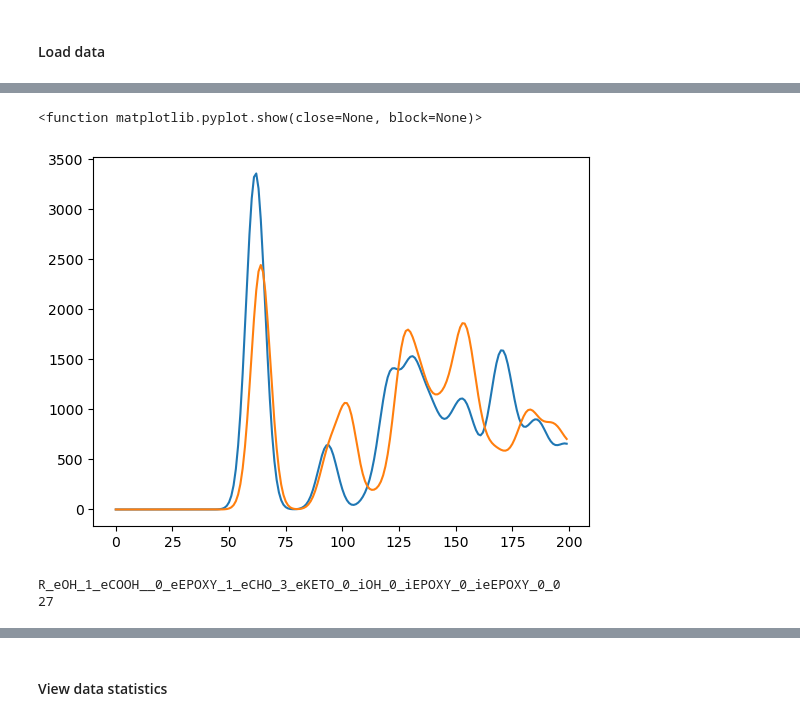
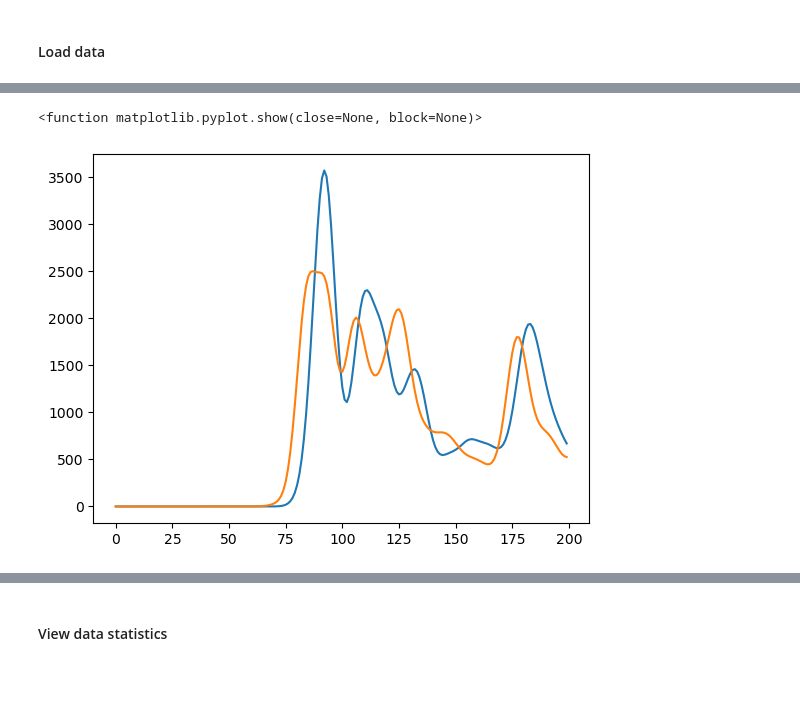
Before and after one commit to sam-j-hall/GO_molecule_GNN, a Jupyter notebook: view_data.ipynb, the cells around one changed output, grey strips where cells are left out. Cells and saved outputs as stored; diff of their text form; code cells hidden in the pictures; blank space fills up the shorter version.

```diff
--- a/view_data.ipynb
+++ b/view_data.ipynb
@@ -52,22 +52,10 @@ mol
 # %%
 # --- Plot carbons of similar environment
 # --- Dictionary numbers correspond to the RDKit atom indexes
-plt.plot(dict[1][name]['1'])
-plt.plot(dict[1][name]['10'])
+plt.plot(dict[1][name]['6'])
+plt.plot(dict[1][name]['3'])
 #plt.plot(dict[1][name]['23'])
 plt.show
 # %% [output]
 <function matplotlib.pyplot.show(close=None, block=None)>
-[figure, old version]
+[figure, new version]
-# %%
-for i in ids:
-    smiles = dict[0][i]
-    mol = Chem.MolFromSmiles(smiles)
-    for atom in mol.GetAtoms():
-        if atom.GetAtomicNum() == 6:
-            if atom.GetHybridization() == Chem.rdchem.HybridizationType.SP:
-                print(i)
-                print(atom.GetIdx())
-# %% [output]
-R_eOH_1_eCOOH__0_eEPOXY_1_eCHO_3_eKETO_0_iOH_0_iEPOXY_0_ieEPOXY_0_0
-27
```
Also changed, not shown: parts of 15 cells of this notebook.
